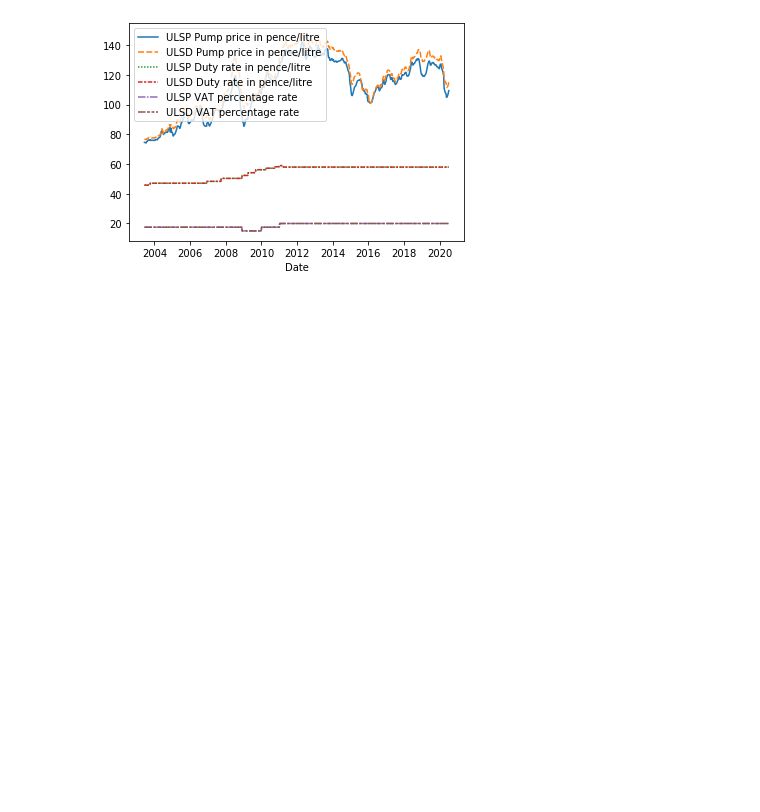
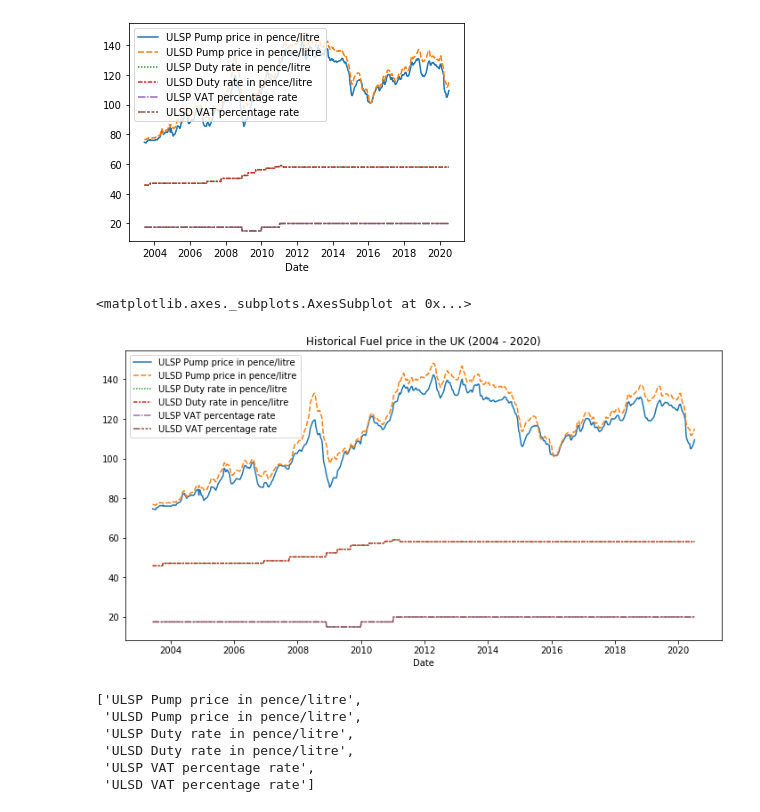
Before and after one commit to sofadebo/FuelPrices, a Jupyter notebook: Fuel prices.ipynb, the cells around one changed output. Saved outputs shown, nothing was run; the diff lists cells and outputs as text; code cells hidden in the pictures; blank space fills up the shorter version.

```diff
--- a/Fuel prices.ipynb
+++ b/Fuel prices.ipynb
@@ -33,3 +33,21 @@ sns.lineplot(data=fuel_data)
 # %% [output]
 <matplotlib.axes._subplots.AxesSubplot at 0x...>
 [figure]
+# %%
+plt.figure(figsize = (12,6))
+
+plt.title ('Historical Fuel price in the UK (2004 - 2020)')
+
+sns.lineplot(data = fuel_data)
+# %% [output]
+<matplotlib.axes._subplots.AxesSubplot at 0x...>
+[figure, added]
+# %%
+list(fuel_data.columns)
+# %% [output]
+['ULSP Pump price in pence/litre',
+ 'ULSD Pump price in pence/litre',
+ 'ULSP Duty rate in pence/litre',
+ 'ULSD Duty rate in pence/litre',
+ 'ULSP VAT percentage rate',
+ 'ULSD VAT percentage rate']
```
Also changed, not shown: parts of 1 cell of this notebook.
